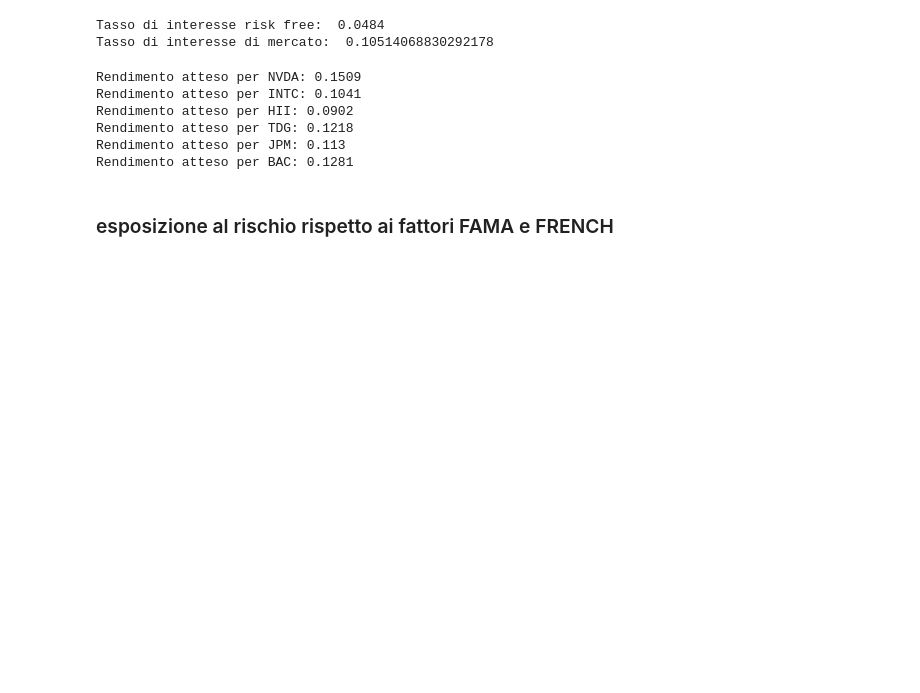
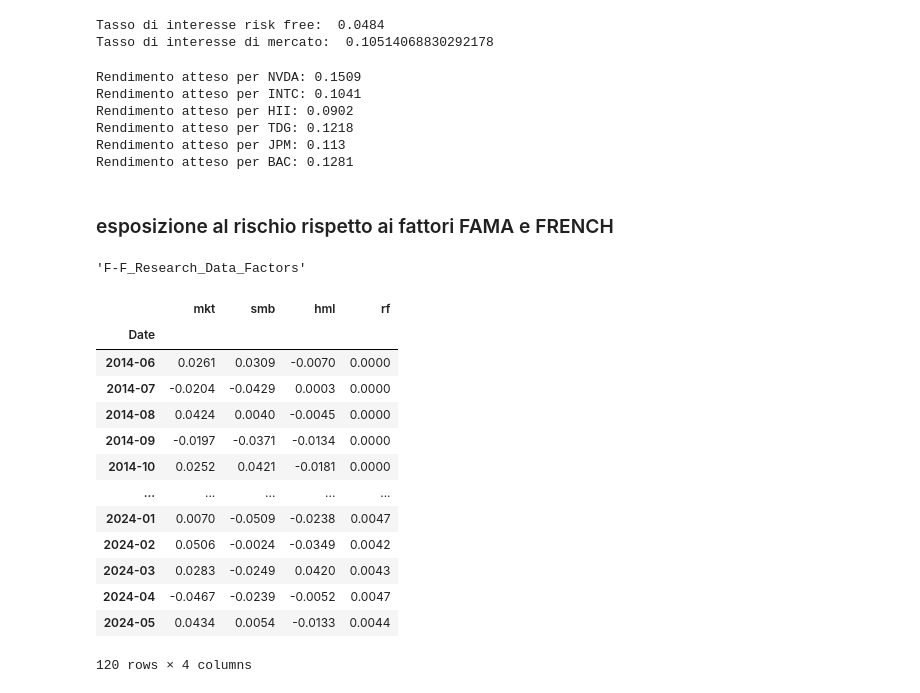
Before and after one commit to IlRickIs/BISF-project, a Jupyter notebook: project.ipynb, the cells around one changed output. Saved outputs shown, nothing was run; the diff lists cells and outputs as text; code cells hidden in the pictures; blank space fills up the shorter version.

```diff
--- a/project.ipynb
+++ b/project.ipynb
@@ -869,3 +897,36 @@ Rendimento atteso per JPM: 0.113
 Rendimento atteso per BAC: 0.1281
 # %% [markdown]
 <h3> esposizione al rischio rispetto ai fattori FAMA e FRENCH </h3>
+# %%
+from pandas_datareader.famafrench import get_available_datasets
+datasets = get_available_datasets()
+datasets[0]
+# %% [output]
+'F-F_Research_Data_Factors'
+# %%
+import warnings
+warnings.simplefilter(action='ignore', category=FutureWarning)
+#scarichiamo i dati di Fama French
+factor_dict= web.DataReader('F-F_Research_Data_Factors', 'famafrench', start=start_date, end=end_date)
+factor_df = factor_dict[0]
+#i dont want to keep the first row of the dataframe
+factor_df = factor_df.iloc[1:]
+factor_df = factor_df.apply(pd.to_numeric,
+                            errors='coerce').div(100)
+factor_df.columns = ['mkt', 'smb', 'hml', 'rf']
+factor_df
+# %% [output]
+|  | mkt | smb | hml | rf |
+| Date |  |  |  |  |
+| 2014-06 | 0.0261 | 0.0309 | -0.0070 | 0.0000 |
+| 2014-07 | -0.0204 | -0.0429 | 0.0003 | 0.0000 |
+| 2014-08 | 0.0424 | 0.0040 | -0.0045 | 0.0000 |
+| 2014-09 | -0.0197 | -0.0371 | -0.0134 | 0.0000 |
+| 2014-10 | 0.0252 | 0.0421 | -0.0181 | 0.0000 |
+| ... | ... | ... | ... | ... |
+| 2024-01 | 0.0070 | -0.0509 | -0.0238 | 0.0047 |
+| 2024-02 | 0.0506 | -0.0024 | -0.0349 | 0.0042 |
+| 2024-03 | 0.0283 | -0.0249 | 0.0420 | 0.0043 |
+| 2024-04 | -0.0467 | -0.0239 | -0.0052 | 0.0047 |
+| 2024-05 | 0.0434 | 0.0054 | -0.0133 | 0.0044 |
+120 rows × 4 columns
```
Also changed, not shown: parts of 51 cells of this notebook, 1 other file.
